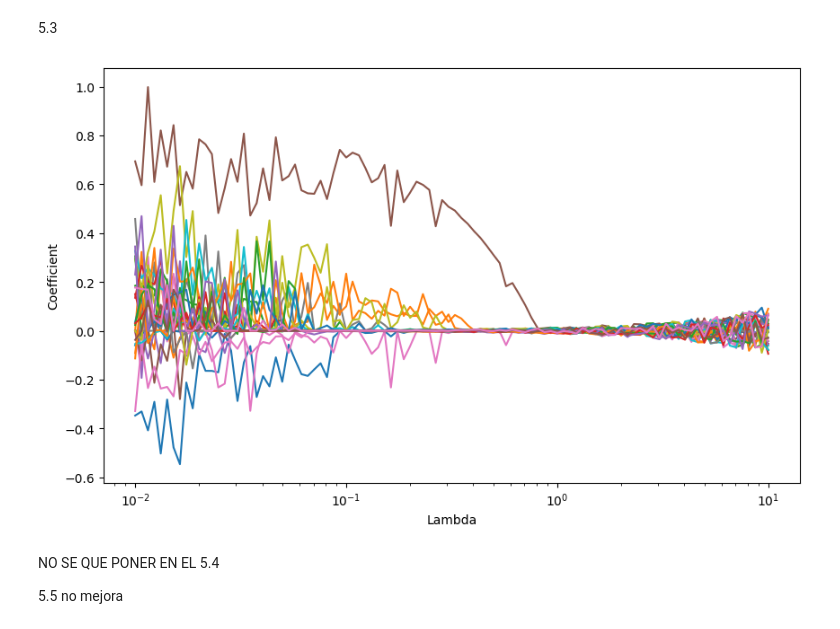
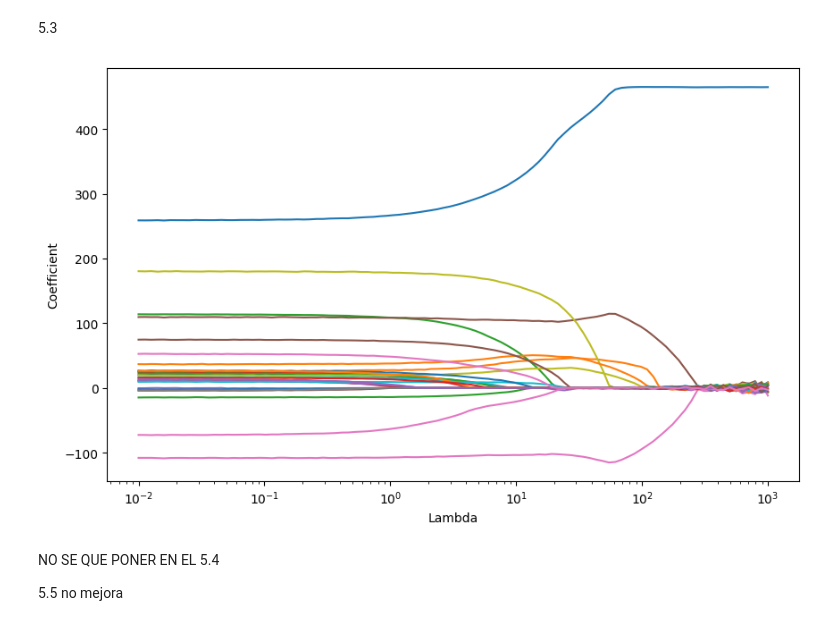
Before and after one commit to ilunomb/ML, a Jupyter notebook: TP1/Nomberg_Ilan_TP1/notebooks/Entrega_TP1.ipynb, the cells around one changed output. Cells and saved outputs as stored; diff of their text form; code cells hidden in the pictures.

Commit message:
unnormalized target and fixed lambda regions

```diff
--- a/TP1/Nomberg_Ilan_TP1/notebooks/Entrega_TP1.ipynb
+++ b/TP1/Nomberg_Ilan_TP1/notebooks/Entrega_TP1.ipynb
@@ -430,28 +430,28 @@ plt.show()
 5.3
 # %%
 ## do the same with L1 regularization
-lambdas_gd = np.logspace(-2, 1, 100)
+lambdas_gd = np.logspace(-2, 3, 100)
 coefficients = []
 
 for l in lambdas_gd:
     model = LinearRegression(X_train_FE, y_train_FE, L1=l)
     model.gradient_descent_fit()
     coef_with_intercept = np.concatenate(([model.intercept_], model.coef_))
     coefficients.append(coef_with_intercept)
 
 coefficients = np.array(coefficients)
 
 plt.figure(figsize=(10, 6))
 for i in range(coefficients.shape[1]):
     plt.plot(lambdas_gd, coefficients[:, i], label=features_with_intercept[i])
 
 plt.xscale('log')
 plt.xlabel('Lambda')
 plt.ylabel('Coefficient')
 # plt.legend()
 plt.show()
 # %% [output]
-[figure, old version]
+[figure, new version]
 # %% [markdown]
 NO SE QUE PONER EN EL 5.4
 
```
Also changed, not shown: parts of 9 cells of this notebook, 2 other files.
